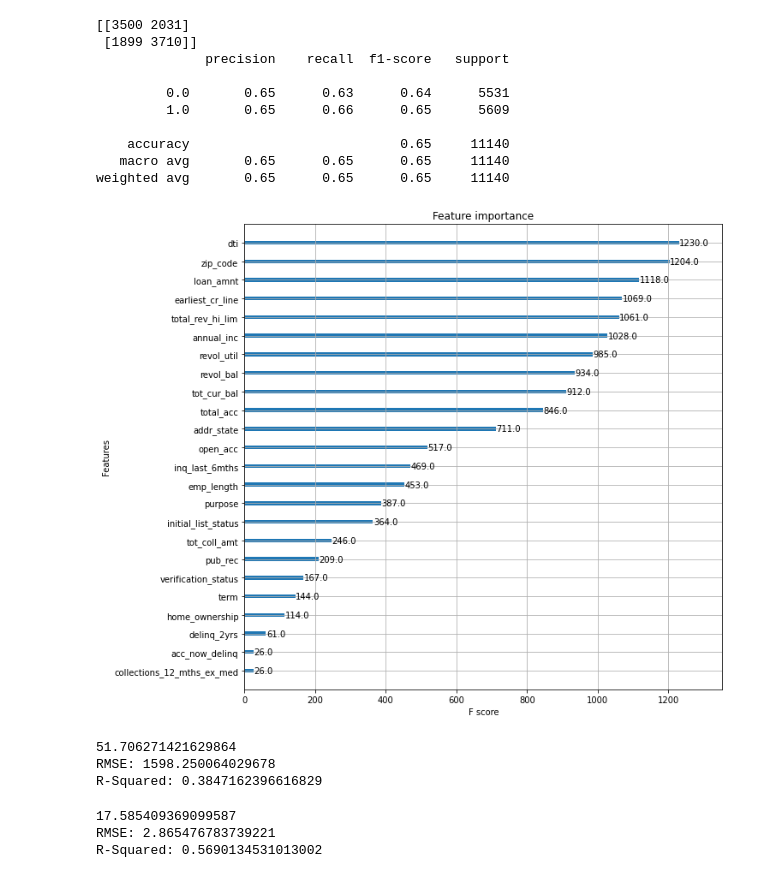
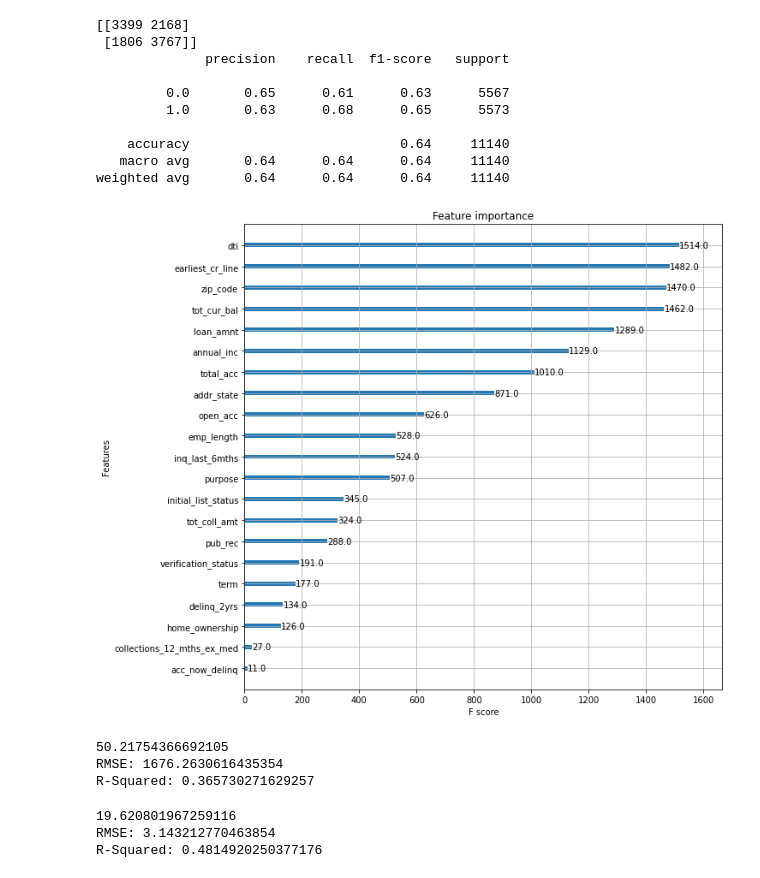
Before and after one commit to morismoysis1414/XYZ-Corp, a Jupyter notebook: model2.ipynb, the cells around one changed output. Drawn from its saved outputs; the diff is of its cells as text; code cells hidden in the pictures.

```diff
--- a/model2.ipynb
+++ b/model2.ipynb
@@ -37,11 +37,8 @@ from sklearn.neural_network import MLPRegressor
 
 data_file='wrang_xyz_data.csv'
 
-financial_data=['total_rev_hi_lim','tot_cur_bal','tot_coll_amt','revol_util','loan_amnt','dti','revol_bal']
-loan_data=['purpose','initial_list_status','term']
-emp_data=['emp_length','collections_12_mths_ex_med','acc_now_delinq','home_ownership','annual_inc','verification_status','zip_code','addr_state','delinq_2yrs','inq_last_6mths','open_acc','pub_rec','total_acc']
-date_data=['earliest_cr_line']
-out=['initial_list_status','last_pymnt_amnt','total_pymnt','total_rec_int','int_rate','out_prncp','total_rec_late_fee']
-features=financial_data+loan_data+emp_data+date_data
-#out_old=['last_pymnt_d','last_credit_pull_d','initial_list_status','recoveries','collection_recovery_fee','last_pymnt_amnt','total_pymnt','total_rec_int','int_rate','out_prncp',total_rec_late_fee','default_ind']
+loan_data=['purpose','initial_list_status','term','loan_amnt']
+emp_data=['emp_length','collections_12_mths_ex_med','acc_now_delinq','home_ownership','annual_inc','verification_status','zip_code','addr_state','delinq_2yrs','inq_last_6mths','open_acc','pub_rec','total_acc','earliest_cr_line','dti','tot_cur_bal','tot_coll_amt']
+features=loan_data+emp_data
+#out_old=['last_pymnt_d','last_credit_pull_d','recoveries','collection_recovery_fee','last_pymnt_amnt','total_pymnt','total_rec_int','int_rate','out_prncp',total_rec_late_fee','default_ind','total_rev_hi_lim','revol_util','revol_bal']
 # %%
@@ -135,15 +132,15 @@ weighted avg       0.67      0.67      0.67     23234
 # %%
 #Recoveries Class
-pred_data=['issue_d','default_ind','recoveries','collection_recovery_fee']
 def get_model_class(data_file='wrang_xyz_data.csv',model_type='xgb',hyper_tune='no'):
     #Random splitting
+    pred_data=['default_ind','recoveries','collection_recovery_fee']
     df = pd.read_csv('data/'+data_file,usecols=features+pred_data)
     df=df[df['default_ind']==1].drop('default_ind',axis=1)
     df['recoveries']=df['recoveries']+df['collection_recovery_fee']
     df['recoveries']=df['recoveries'].where(df['recoveries']==0,1)
     df=df.drop('collection_recovery_fee',axis=1)
 
-    X=df.drop(['recoveries','issue_d'],axis=1)
+    X=df.drop('recoveries',axis=1)
     y=df['recoveries']
     undersample = RandomUnderSampler(sampling_strategy='majority')
     X,y = undersample.fit_resample(X, y)
@@ -173,51 +170,50 @@ def get_model_class(data_file='wrang_xyz_data.csv',model_type='xgb',hyper_tune='
             model_class.fit(X_train,np.ravel(y_train))
             print("Best parameters:", model_class.best_params_)
             print("Highest Accuracy: ", (model_class.best_score_))
 
         else:
             model_class = xgb.XGBClassifier(use_label_encoder=False,eval_metric='logloss',subsample= 0.6, n_estimators= 500, max_depth= 5, learning_rate= 0.01, colsample_bytree= 0.7, colsample_bylevel= 0.7999999999999999)
             model_class.fit(X_train,np.ravel(y_train))
             fig, ax = plt.subplots(figsize=(10,10))
             xgb.plot_importance(model_class,importance_type='weight', ax=ax)
 
     elif model_type=='lg_reg':
         model_class=LogisticRegression(max_iter=10*6)
         model_class.fit(X_train,np.ravel(y_train))
 
     else:
         model_class = RandomForestClassifier()
         model_class.fit(X_train,np.ravel(y_train))
 
     y_class_pred = model_class.predict(X_test)
     print(confusion_matrix(y_test, y_class_pred))
     print(classification_report(y_test, y_class_pred))
 
     return model_class
 
 model_class=get_model_class(model_type='xgb',hyper_tune='no')
 #pickle.dump(model_class,open('model_class_rec','wb'))
 # %% [output]
-[[3500 2031]
- [1899 3710]]
+[[3399 2168]
+ [1806 3767]]
               precision    recall  f1-score   support
 
-         0.0       0.65      0.63      0.64      5531
-         1.0       0.65      0.66      0.65      5609
+         0.0       0.65      0.61      0.63      5567
+         1.0       0.63      0.68      0.65      5573
 
-    accuracy                           0.65     11140
-   macro avg       0.65      0.65      0.65     11140
-weighted avg       0.65      0.65      0.65     11140
+    accuracy                           0.64     11140
+   macro avg       0.64      0.64      0.64     11140
+weighted avg       0.64      0.64      0.64     11140
-[figure, old version]
+[figure, new version]
 # %%
 #Recoveries Reg
-pred_data=['issue_d','collection_recovery_fee']
 def get_model_reg(data_file='wrang_xyz_data.csv',model_type='xgb',pred_value=['recoveries'],hyper_tune='no'):
-
+    pred_data=['collection_recovery_fee']
     df = pd.read_csv('data/'+data_file,usecols=features+pred_data+pred_value)
     df['recoveries']=df['recoveries']+df['collection_recovery_fee']
     df=df[df['recoveries']!=0].drop('collection_recovery_fee',axis=1)
 
-    X=df.drop([pred_value[0],'issue_d'],axis=1)
+    X=df.drop(pred_value[0],axis=1)
     y=df[pred_value[0]]
 
     X_train, X_test, y_train, y_test = train_test_split(X, y, train_size=0.75, test_size=0.25)
@@ -303,18 +299,17 @@ def get_model_reg(data_file='wrang_xyz_data.csv',model_type='xgb',pred_value=['r
 model_reg=get_model_reg(model_type='xgb',pred_value=['recoveries'],hyper_tune='no')
 #pickle.dump(model_reg,open('model_reg_rec','wb'))
 # %% [output]
-51.706271421629864
-RMSE: 1598.250064029678
-R-Squared: 0.3847162396616829
+50.21754366692105
+RMSE: 1676.2630616435354
+R-Squared: 0.365730271629257
 # %%
 #Int_Rate Reg
-pred_data=['issue_d']
 def get_model_reg(data_file='wrang_xyz_data.csv',model_type='xgb',pred_value=['int_rate'],hyper_tune='no'):
 
-    df = pd.read_csv('data/'+data_file,usecols=features+pred_data+pred_value) #default_ind
+    df = pd.read_csv('data/'+data_file,usecols=features+pred_value) #default_ind
     #df=df[df['default_ind']==0].drop('default_ind',axis=1)
 
-    X=df.drop([pred_value[0],'issue_d'],axis=1)
+    X=df.drop(pred_value[0],axis=1)
     y=df[pred_value[0]]
 
     X_train, X_test, y_train, y_test = train_test_split(X, y, train_size=0.75, test_size=0.25)
@@ -397,6 +392,6 @@ def get_model_reg(data_file='wrang_xyz_data.csv',model_type='xgb',pred_value=['i
 model_reg=get_model_reg(model_type='xgb',pred_value=['int_rate'],hyper_tune='no')
 #pickle.dump(model_reg,open('model_reg_int','wb'))
 # %% [output]
-17.585409369099587
-RMSE: 2.865476783739221
-R-Squared: 0.5690134531013002
+19.620801967259116
+RMSE: 3.143212770463854
+R-Squared: 0.4814920250377176
```
Also changed, not shown: parts of 1 cell of this notebook, 2 other files.
